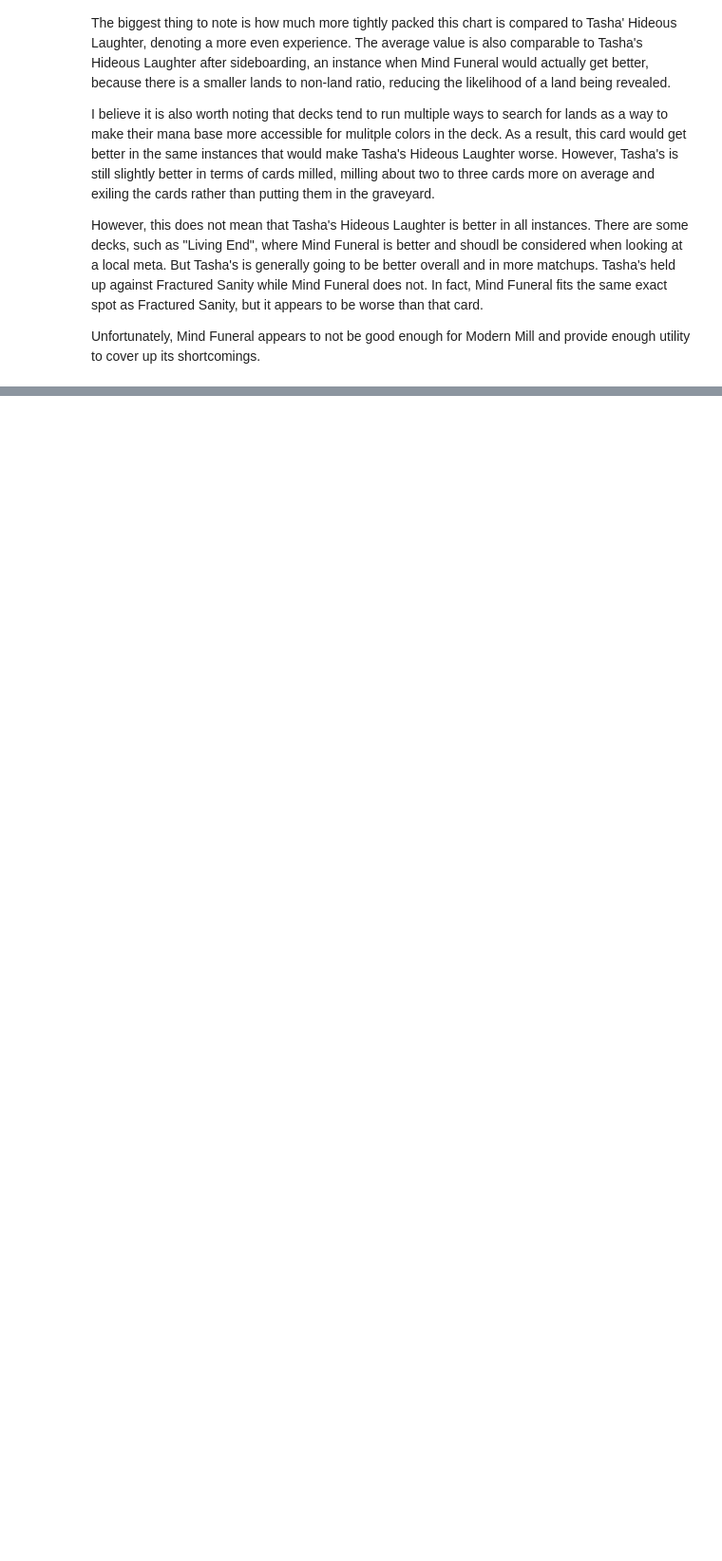
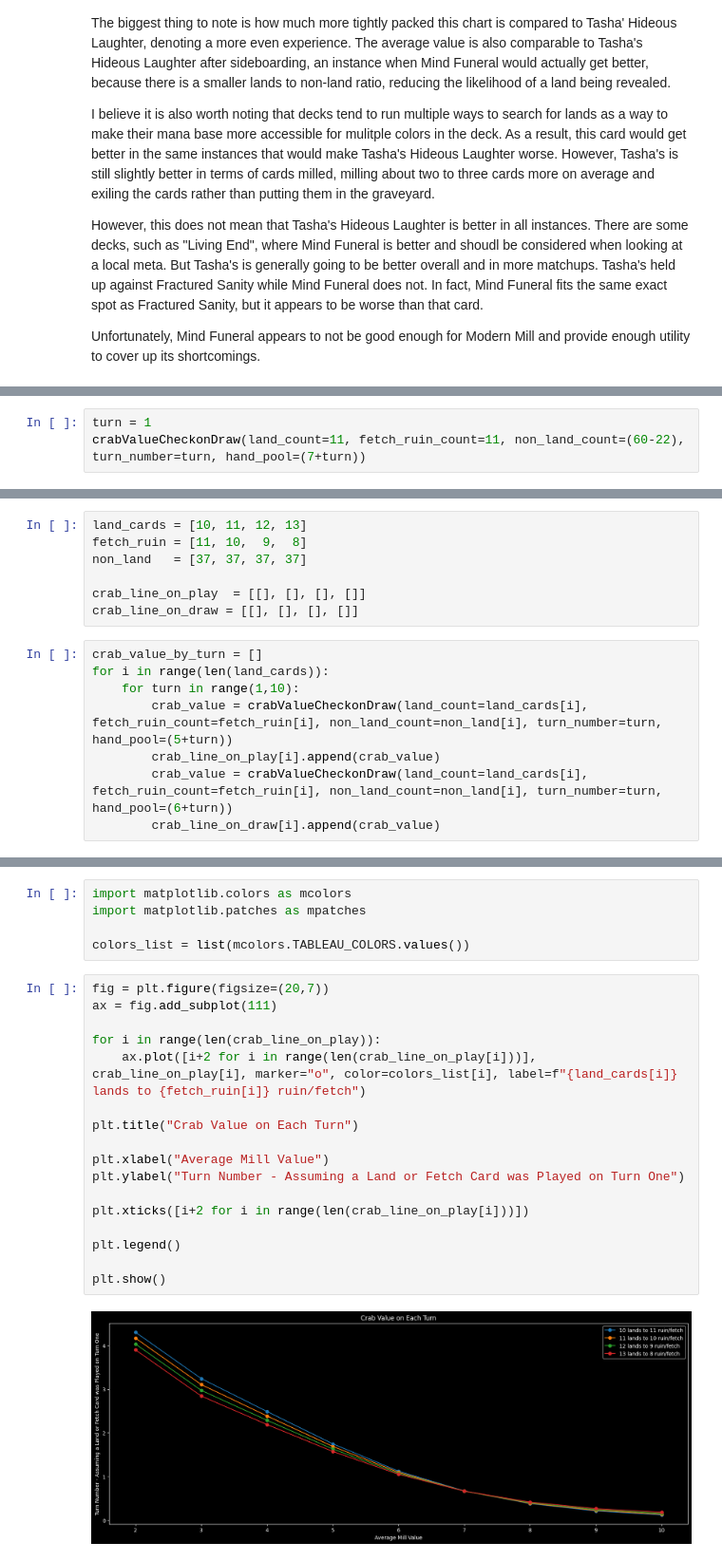
Before and after one commit to akingsley319/mtg_project, a Jupyter notebook: notebooks/EDA_Mill.ipynb, the cells around one changed output, grey strips where cells are left out. Shown at 95% size. Saved outputs shown, nothing was run; the diff lists cells and outputs as text; blank space fills up the shorter version.

Commit message:
Hedron Crab and Ruin Crab

```diff
--- a/notebooks/EDA_Mill.ipynb
+++ b/notebooks/EDA_Mill.ipynb
@@ -658,0 +804,3 @@ Assuming a land is played each turn, and the use of between 8 and 11 of these ty
+# %%
+turn = 1
+crabValueCheckonDraw(land_count=11, fetch_ruin_count=11, non_land_count=(60-22), turn_number=turn, hand_pool=(7+turn))
@@ -658,0 +821,15 @@ Assuming a land is played each turn, and the use of between 8 and 11 of these ty
+# %%
+land_cards = [10, 11, 12, 13]
+fetch_ruin = [11, 10,  9,  8]
+non_land   = [37, 37, 37, 37]
+
+crab_line_on_play  = [[], [], [], []]
+crab_line_on_draw = [[], [], [], []]
+# %%
+crab_value_by_turn = []
+for i in range(len(land_cards)):
+    for turn in range(1,10):
+        crab_value = crabValueCheckonDraw(land_count=land_cards[i], fetch_ruin_count=fetch_ruin[i], non_land_count=non_land[i], turn_number=turn, hand_pool=(5+turn))
+        crab_line_on_play[i].append(crab_value)
+        crab_value = crabValueCheckonDraw(land_count=land_cards[i], fetch_ruin_count=fetch_ruin[i], non_land_count=non_land[i], turn_number=turn, hand_pool=(6+turn))
+        crab_line_on_draw[i].append(crab_value)
@@ -658,0 +838,24 @@ Assuming a land is played each turn, and the use of between 8 and 11 of these ty
+# %%
+import matplotlib.colors as mcolors
+import matplotlib.patches as mpatches
+
+colors_list = list(mcolors.TABLEAU_COLORS.values())
+# %%
+fig = plt.figure(figsize=(20,7))
+ax = fig.add_subplot(111)
+
+for i in range(len(crab_line_on_play)):
+    ax.plot([i+2 for i in range(len(crab_line_on_play[i]))], crab_line_on_play[i], marker="o", color=colors_list[i], label=f"{land_cards[i]} lands to {fetch_ruin[i]} ruin/fetch")
+
+plt.title("Crab Value on Each Turn")
+
+plt.xlabel("Average Mill Value")
+plt.ylabel("Turn Number - Assuming a Land or Fetch Card was Played on Turn One")
+
+plt.xticks([i+2 for i in range(len(crab_line_on_play[i]))])
+
+plt.legend()
+
+plt.show()
+# %% [output]
+[figure, added]
```
Also changed, not shown: parts of 24 cells of this notebook.
